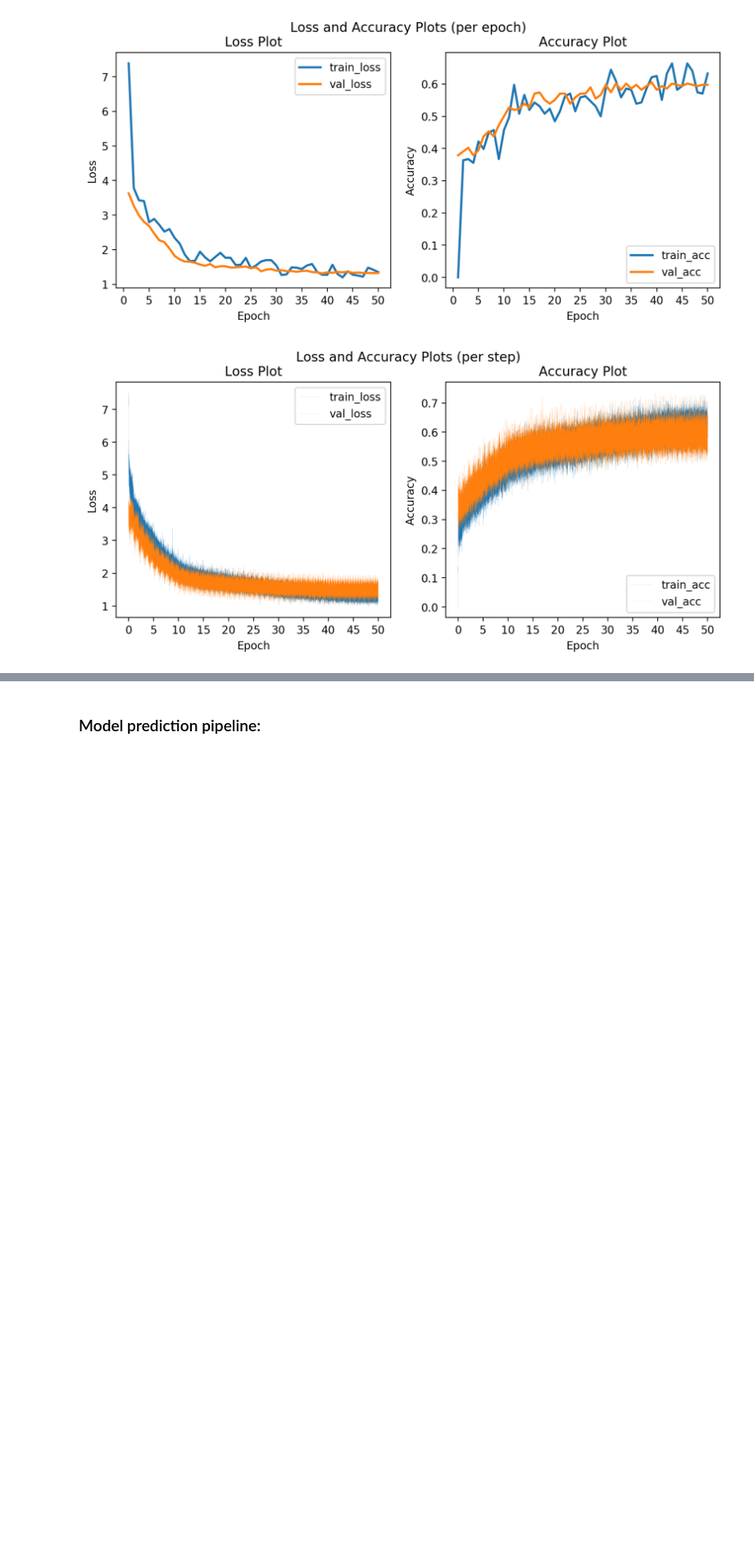
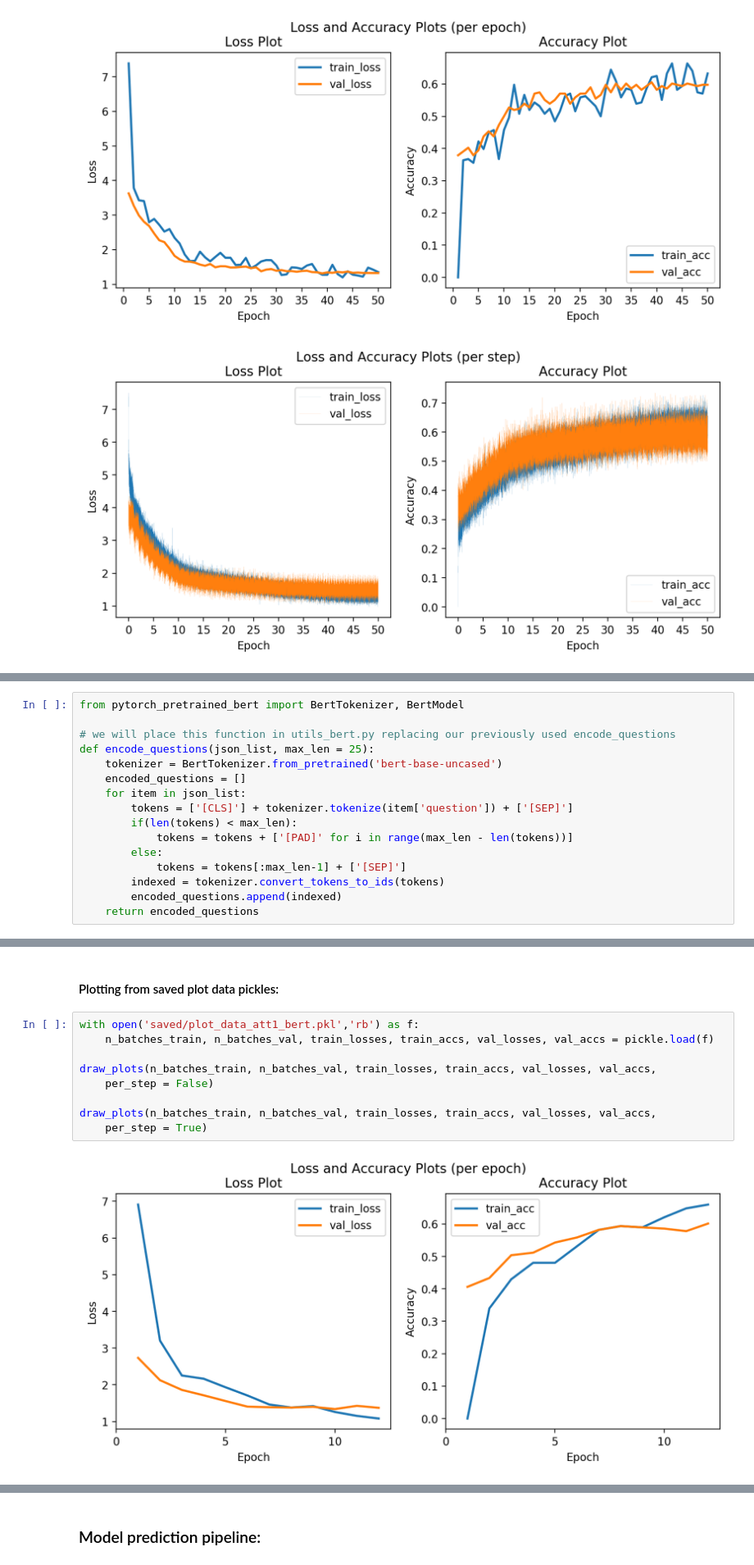
Before and after one commit to vivekguthikonda/VisualQA, a Jupyter notebook: VQA_notebook.ipynb, the cells around one changed output, grey strips where cells are left out. Shown at 82% size. Drawn from its saved outputs; the diff is of its cells as text; blank space fills up the shorter version.

```diff
--- a/VQA_notebook.ipynb
+++ b/VQA_notebook.ipynb
@@ -2077,0 +2544,16 @@ draw_plots(n_batches_train, n_batches_val, train_losses, train_accs, val_losses,
+# %%
+from pytorch_pretrained_bert import BertTokenizer, BertModel
+
+# we will place this function in utils_bert.py replacing our previously used encode_questions
+def encode_questions(json_list, max_len = 25):
+    tokenizer = BertTokenizer.from_pretrained('bert-base-uncased')
+    encoded_questions = []
+    for item in json_list:
+        tokens = ['[CLS]'] + tokenizer.tokenize(item['question']) + ['[SEP]']
+        if(len(tokens) < max_len):
+            tokens = tokens + ['[PAD]' for i in range(max_len - len(tokens))]
+        else:
+            tokens = tokens[:max_len-1] + ['[SEP]']
+        indexed = tokenizer.convert_tokens_to_ids(tokens)
+        encoded_questions.append(indexed)
+    return encoded_questions
@@ -2077,0 +2918,13 @@ draw_plots(n_batches_train, n_batches_val, train_losses, train_accs, val_losses,
+# %% [markdown]
+#### Plotting from saved plot data pickles:
+# %%
+with open('saved/plot_data_att1_bert.pkl','rb') as f:
+    n_batches_train, n_batches_val, train_losses, train_accs, val_losses, val_accs = pickle.load(f)
+
+draw_plots(n_batches_train, n_batches_val, train_losses, train_accs, val_losses, val_accs,
+    per_step = False)
+
+draw_plots(n_batches_train, n_batches_val, train_losses, train_accs, val_losses, val_accs,
+    per_step = True)
+# %% [output]
+[figure, added]
```
Also changed, not shown: parts of 55 cells of this notebook.
